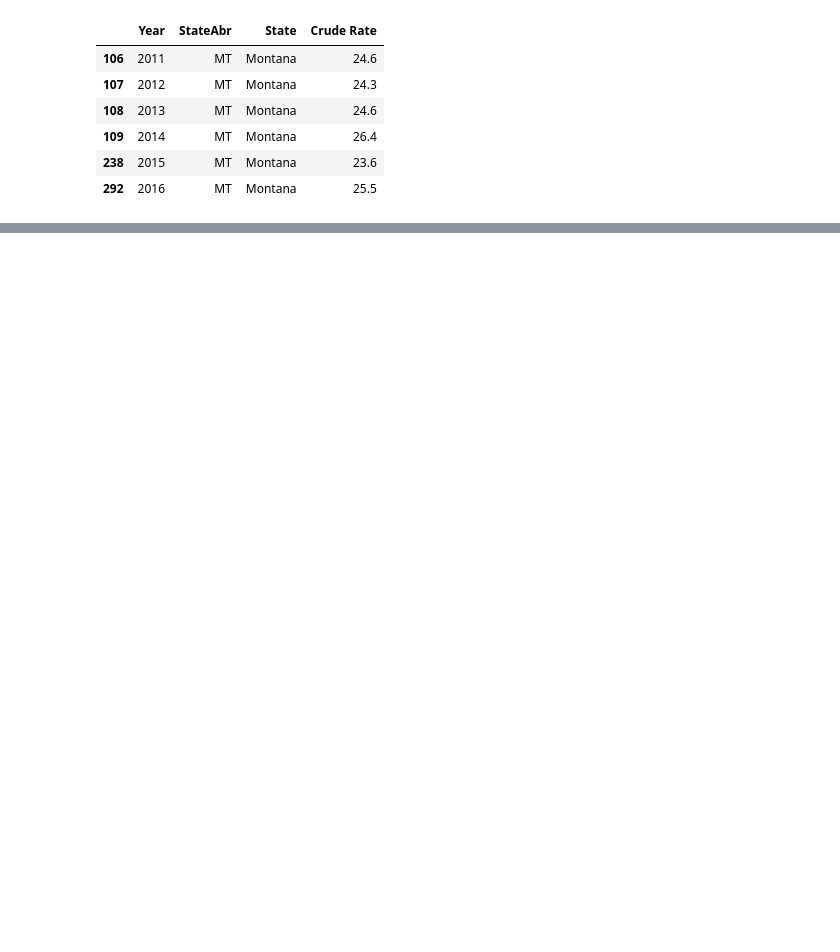
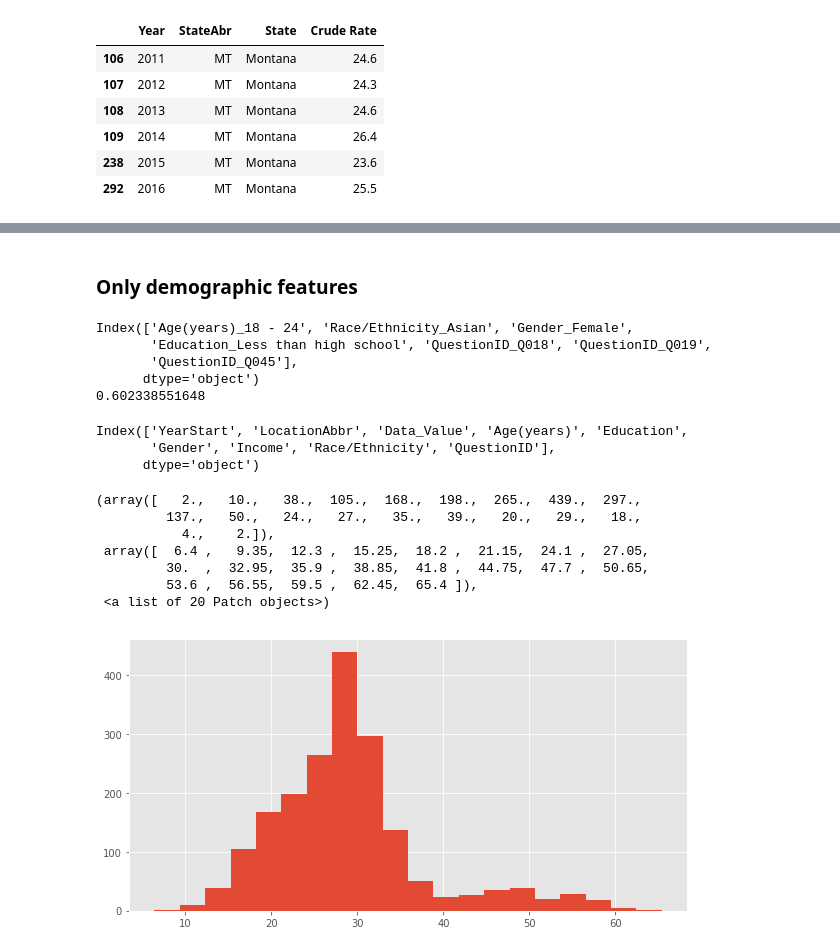
Before and after one commit to ramanujam/USAgriculturePDS, a Jupyter notebook: notebooks/writeup_draft1.ipynb, the cells around one changed output, grey strips where cells are left out. Cells and saved outputs as stored; diff of their text form; code cells hidden in the pictures; blank space fills up the shorter version.

```diff
--- a/notebooks/writeup_draft1.ipynb
+++ b/notebooks/writeup_draft1.ipynb
@@ -424,0 +428,2 @@ obesity_data_state[obesity_data_state['State'] == "Montana"]
+# %%
+raw_obestity = pd.read_csv(datadir + 'nutrition_physical_activity_raw.csv')
@@ -424,0 +432,17 @@ obesity_data_state[obesity_data_state['State'] == "Montana"]
+# %%
+### DO NOT CHANGE THIS CELL ###
+def clean_obesity(df):
+#     print(df.describe())
+    df = df[df['Data_Value_Footnote'].isnull()]
+#     print(df.describe())
+    df = df.drop(["YearEnd", 'Datasource', 'Class', 'Topic', 'Data_Value_Unit','Data_Value_Type',
+                    'Data_Value_Alt', 'Data_Value_Footnote', 'Data_Value_Footnote_Symbol','Low_Confidence_Limit',
+                     'High_Confidence_Limit ', 'Sample_Size', 'GeoLocation','ClassID','TopicID',
+                      'DataValueTypeID','LocationID'], axis = 1)
+    df_us = df[df['Total'] == 'Total']
+    df_states = df[df['Total'] != 'Total']
+    return df_us, df_states
+obesity_us, obesity_states = clean_obesity(raw_obestity)
+print(len(obesity_us))
+print(len(obesity_states))
+obesity_states.head()
@@ -424,0 +460,4 @@ obesity_data_state[obesity_data_state['State'] == "Montana"]
+# %%
+question_map = dict(zip(obesity_states['QuestionID'],obesity_states['Question']))
+obesity_states_features = obesity_states.drop(['Question', 'Total'], axis = 1)
+question_map
@@ -424,0 +476,3 @@ obesity_data_state[obesity_data_state['State'] == "Montana"]
+# %%
+obesity_without_states = obesity_states_features.drop(['StratificationCategory1', 'Stratification1','StratificationCategoryId1', 'StratificationID1', 'LocationDesc', 'YearStart' , 'LocationAbbr'], axis=1)
+obesity_states_features = obesity_states_features.drop(['StratificationCategory1', 'Stratification1','StratificationCategoryId1', 'StratificationID1', 'LocationDesc'], axis=1)
@@ -424,0 +581,40 @@ obesity_data_state[obesity_data_state['State'] == "Montana"]
+# %% [markdown]
+### Only demographic features
+# %%
+from sklearn.ensemble import RandomForestClassifier
+def rndm_forest_non_state(df):
+    df = pd.get_dummies(df)
+    df = df.drop(['QuestionID_Q036','QuestionID_Q037','QuestionID_Q047','QuestionID_Q043','QuestionID_Q046',
+                 'QuestionID_Q044','QuestionID_Q046'],axis=1)
+    X = df.loc[:, df.columns != 'Data_Value']
+    y = df.loc[:,'Data_Value']
+    y = y.apply(lambda x: 0 if x<y.mean() else 1)
+    regr = RandomForestClassifier(max_depth=3, random_state=0)
+    regr.fit(X, y)
+    l_ = regr.feature_importances_
+    idx = np.argpartition(l_, -7)[-7:]
+    print(X.columns[idx])
+    print(regr.score(X,y))
+
+rndm_forest_non_state(obesity_without_states_features)
+# %% [output]
+Index(['Age(years)_18 - 24', 'Race/Ethnicity_Asian', 'Gender_Female',
+       'Education_Less than high school', 'QuestionID_Q018', 'QuestionID_Q019',
+       'QuestionID_Q045'],
+      dtype='object')
+0.602338551648
+# %%
+print(obesity_states_features.columns)
+plt.hist(obesity_states_features[obesity_states_features['Gender'] == 'Female']['Data_Value'],bins=20)
+# %% [output]
+Index(['YearStart', 'LocationAbbr', 'Data_Value', 'Age(years)', 'Education',
+       'Gender', 'Income', 'Race/Ethnicity', 'QuestionID'],
+      dtype='object')
+(array([   2.,   10.,   38.,  105.,  168.,  198.,  265.,  439.,  297.,
+         137.,   50.,   24.,   27.,   35.,   39.,   20.,   29.,   18.,
+           4.,    2.]),
+ array([  6.4 ,   9.35,  12.3 ,  15.25,  18.2 ,  21.15,  24.1 ,  27.05,
+         30.  ,  32.95,  35.9 ,  38.85,  41.8 ,  44.75,  47.7 ,  50.65,
+         53.6 ,  56.55,  59.5 ,  62.45,  65.4 ]),
+ <a list of 20 Patch objects>)
+[figure, added]
```
Also changed, not shown: parts of 13 cells of this notebook, 5 other files.
